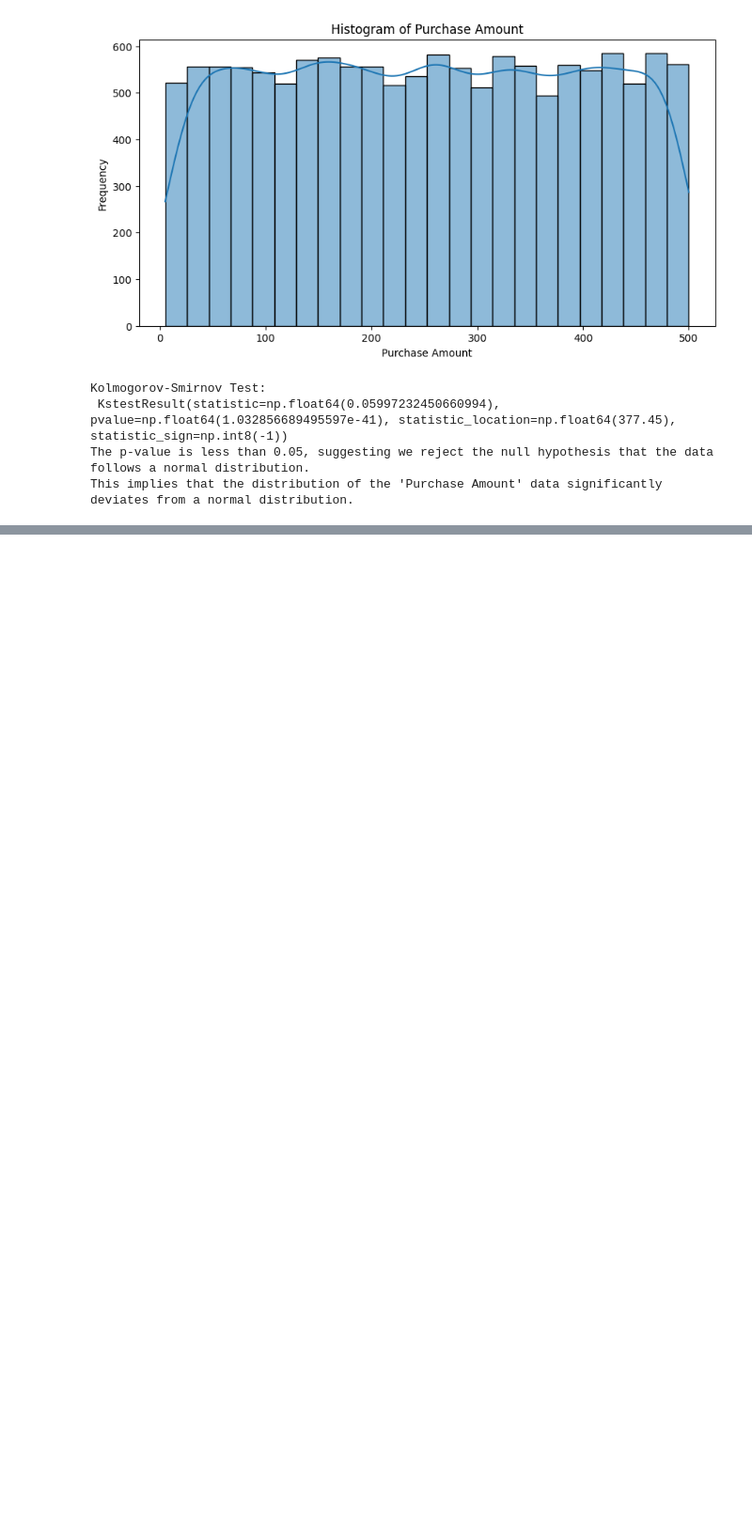
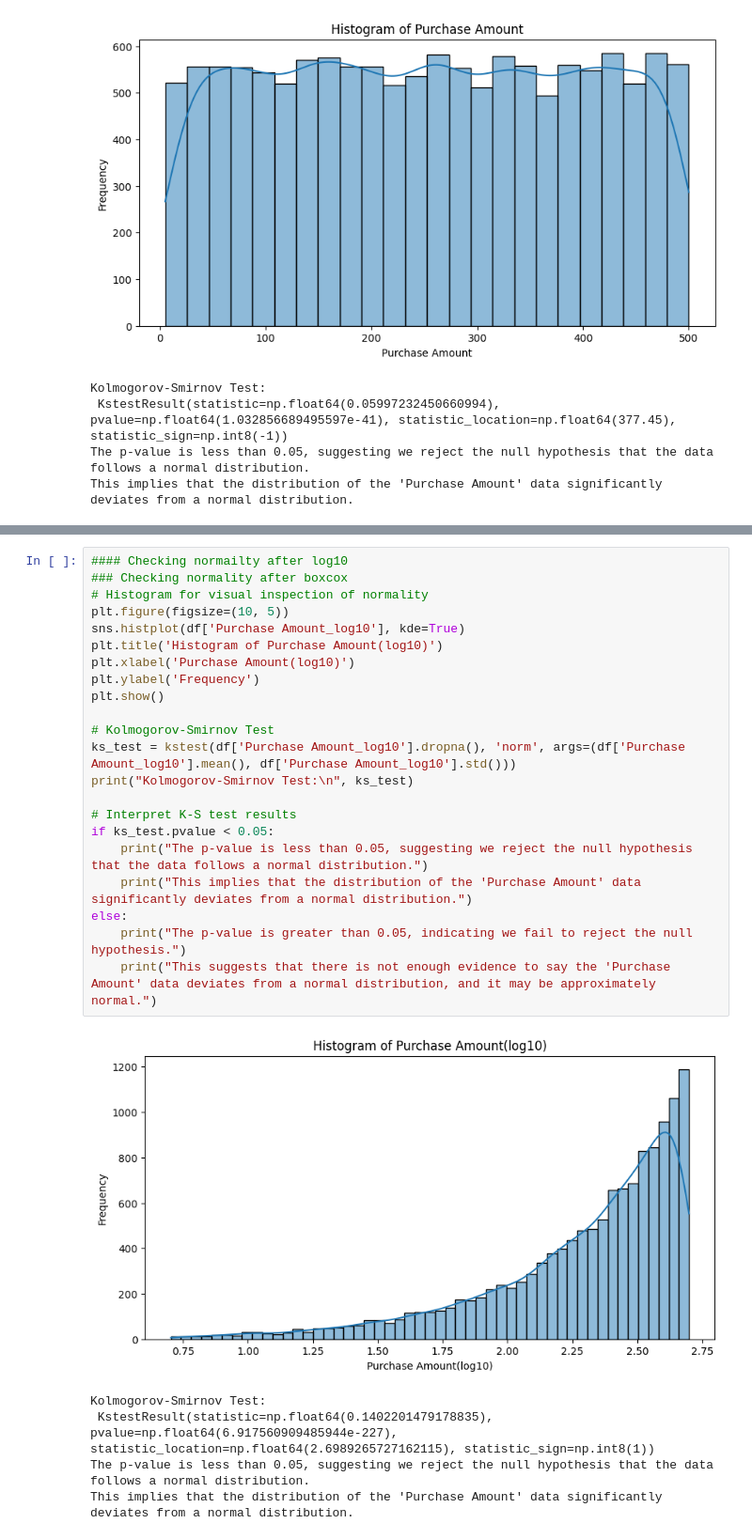
Before and after one commit to MajaLu/Purchase_behavior_analysis, a Jupyter notebook: main.ipynb, the cells around one changed output, grey strips where cells are left out. Shown at 94% size. Cells and saved outputs as stored; diff of their text form; blank space fills up the shorter version.

```diff
--- a/main.ipynb
+++ b/main.ipynb
@@ -432,0 +405,28 @@ The result is not statistically significant (p >= 0.05). No significant differen
+# %%
+#### Checking normailty after log10
+### Checking normality after boxcox
+# Histogram for visual inspection of normality
+plt.figure(figsize=(10, 5))
+sns.histplot(df['Purchase Amount_log10'], kde=True)
+plt.title('Histogram of Purchase Amount(log10)')
+plt.xlabel('Purchase Amount(log10)')
+plt.ylabel('Frequency')
+plt.show()
+
+# Kolmogorov-Smirnov Test
+ks_test = kstest(df['Purchase Amount_log10'].dropna(), 'norm', args=(df['Purchase Amount_log10'].mean(), df['Purchase Amount_log10'].std()))
+print("Kolmogorov-Smirnov Test:\n", ks_test)
+
+# Interpret K-S test results
+if ks_test.pvalue < 0.05:
+    print("The p-value is less than 0.05, suggesting we reject the null hypothesis that the data follows a normal distribution.")
+    print("This implies that the distribution of the 'Purchase Amount' data significantly deviates from a normal distribution.")
+else:
+    print("The p-value is greater than 0.05, indicating we fail to reject the null hypothesis.")
+    print("This suggests that there is not enough evidence to say the 'Purchase Amount' data deviates from a normal distribution, and it may be approximately normal.")
+# %% [output]
+[figure, added]
+Kolmogorov-Smirnov Test:
+ KstestResult(statistic=np.float64(0.1402201479178835), pvalue=np.float64(6.917560909485944e-227), statistic_location=np.float64(2.6989265727162115), statistic_sign=np.int8(1))
+The p-value is less than 0.05, suggesting we reject the null hypothesis that the data follows a normal distribution.
+This implies that the distribution of the 'Purchase Amount' data significantly deviates from a normal distribution.
```
Also changed, not shown: parts of 20 cells of this notebook.
